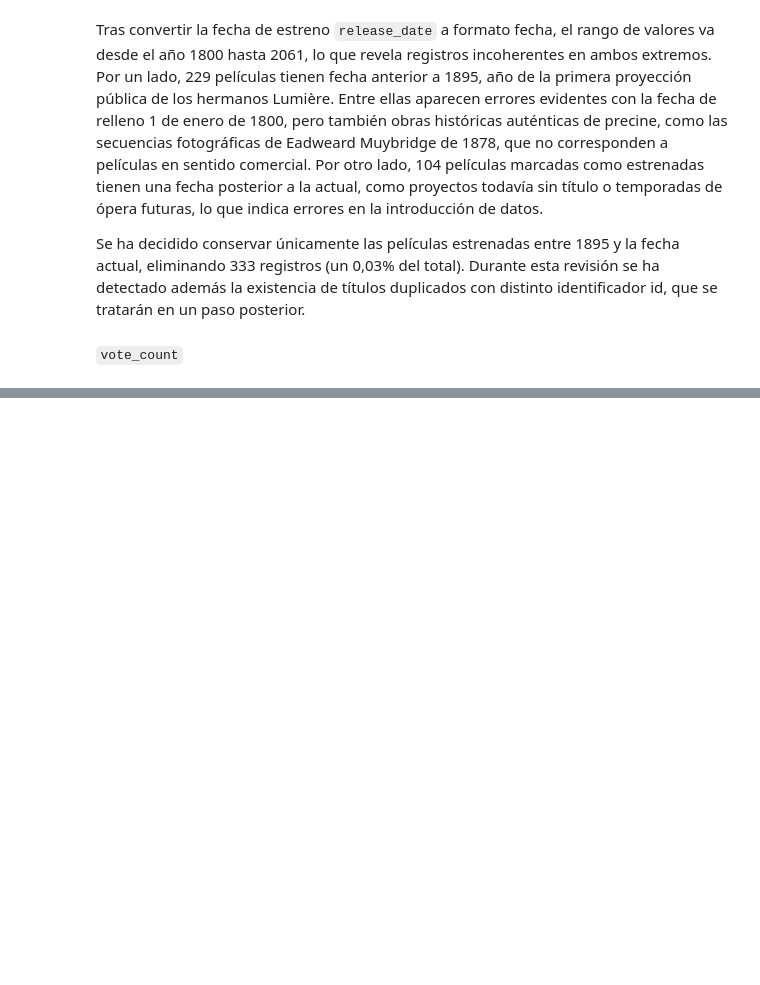
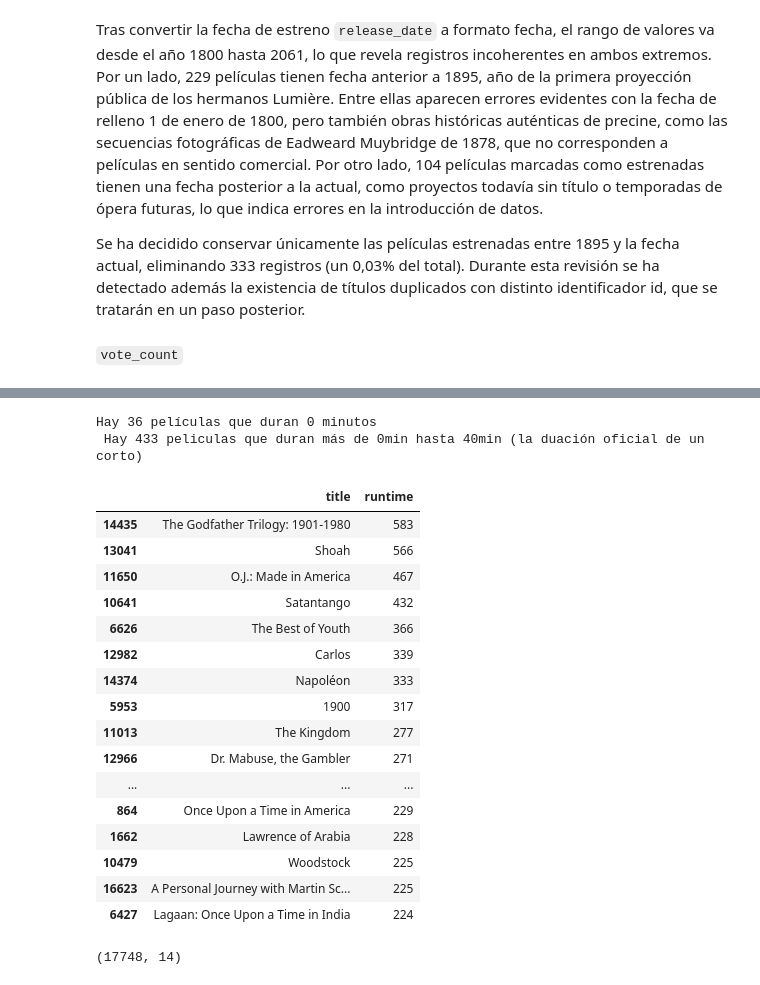
Before and after one commit to AdamTR93/MASTER_thePower_Data_Analytics, a Jupyter notebook: 5.PROYECTO_FINAL/proyecto_EDA_cine/notebooks/analisis_preliminar.ipynb, the cells around one changed output, grey strips where cells are left out. Saved outputs shown, nothing was run; the diff lists cells and outputs as text; code cells hidden in the pictures; blank space fills up the shorter version.

```diff
--- a/5.PROYECTO_FINAL/proyecto_EDA_cine/notebooks/analisis_preliminar.ipynb
+++ b/5.PROYECTO_FINAL/proyecto_EDA_cine/notebooks/analisis_preliminar.ipynb
@@ -299,0 +396,41 @@ Se ha decidido conservar únicamente las películas estrenadas entre 1895 y la f
+# %%
+pelis_duracion_0 = (df_clean['runtime'] == 0).sum()
+pelis_duracion_0_40 = ((df_clean['runtime'] >0) & (df_clean['runtime'] <= 40)).sum()
+print(f'Hay {pelis_duracion_0} películas que duran 0 minutos')
+print(f' Hay {pelis_duracion_0_40} peliculas que duran más de 0min hasta 40min (la duación oficial de un corto)')
+# %% [output]
+Hay 36 películas que duran 0 minutos
+ Hay 433 peliculas que duran más de 0min hasta 40min (la duación oficial de un corto)
+# %%
+# peliculas que mas duran
+
+df_clean[['title','runtime']].sort_values(by = 'runtime', ascending=False).head(30)
+# %% [output]
+|  | title | runtime |
+| 14435 | The Godfather Trilogy: 1901-1980 | 583 |
+| 13041 | Shoah | 566 |
+| 11650 | O.J.: Made in America | 467 |
+| 10641 | Satantango | 432 |
+| 6626 | The Best of Youth | 366 |
+| 12982 | Carlos | 339 |
+| 14374 | Napoléon | 333 |
+| 5953 | 1900 | 317 |
+| 11013 | The Kingdom | 277 |
+| 12966 | Dr. Mabuse, the Gambler | 271 |
+| ... | ... | ... |
+| 864 | Once Upon a Time in America | 229 |
+| 1662 | Lawrence of Arabia | 228 |
+| 10479 | Woodstock | 225 |
+| 16623 | A Personal Journey with Martin Sc... | 225 |
+| 6427 | Lagaan: Once Upon a Time in India | 224 |
+# %%
+# eliminamos los cortometrajes (más de 0 y hasta 40 minutos)
+es_corto = (df_clean['runtime'] > 0) & (df_clean['runtime'] <= 40)
+df_clean = df_clean[~es_corto].copy() #nos quedamos con todo lo que no es corto
+
+# convertimos las duraciones de 0 minutos en nulos
+df_clean['runtime'] = df_clean['runtime'].replace(0, np.nan)
+
+df_clean.shape
+# %% [output]
+(17748, 14)
```
Also changed, not shown: parts of 13 cells of this notebook.
